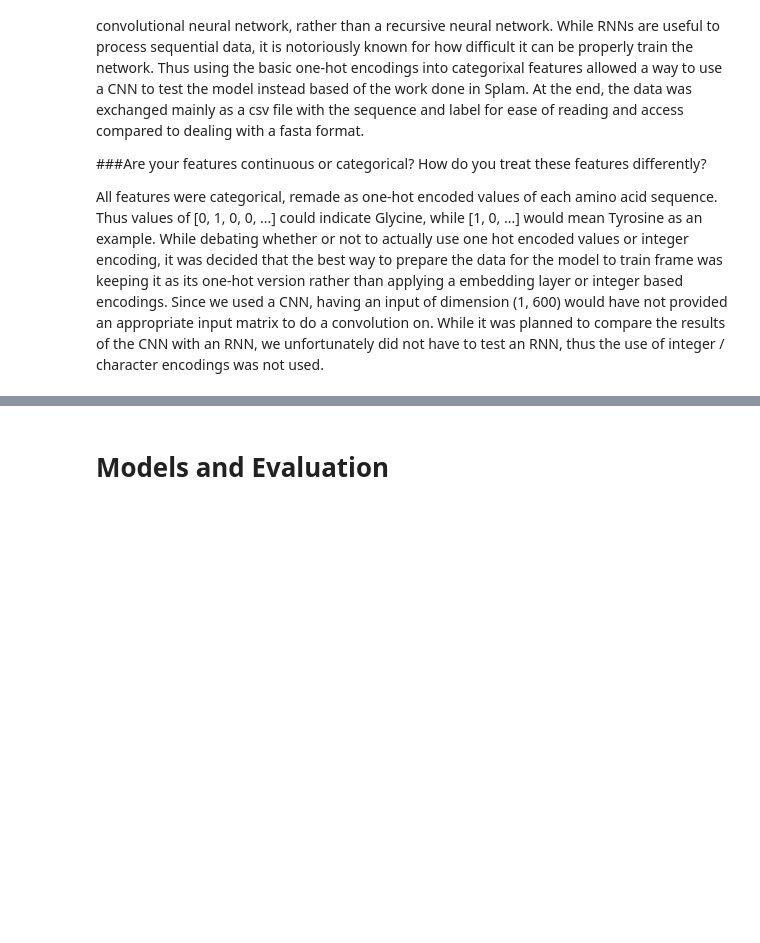
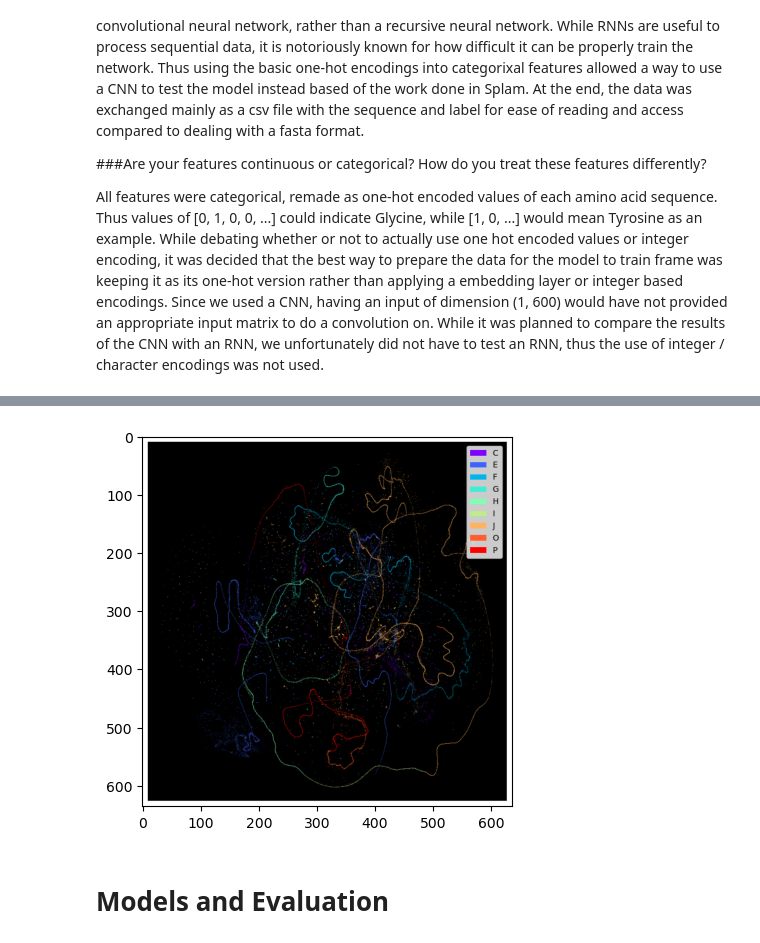
Before and after one commit to am12/ProNet, a Jupyter notebook: ProNet_Final_Project_Submission_Group_13.ipynb, the cells around one changed output, grey strips where cells are left out. Drawn from its saved outputs; the diff is of its cells as text; code cells hidden in the pictures; blank space fills up the shorter version.

```diff
--- a/ProNet_Final_Project_Submission_Group_13.ipynb
+++ b/ProNet_Final_Project_Submission_Group_13.ipynb
@@ -129,12 +147,14 @@ usum  e_lines.fa f_lines.fa g_lines.fa h_lines.fa i_lines.fa j_lines.fa o_lines.
 # %%
 # What the visualization should look like
 import matplotlib.pyplot as plt
 import matplotlib.image as mpimg
 
-filename = "/src/process/umap.png"
+filename = "./results/fig/presentation/umap.png"
 image = mpimg.imread(filename)
 plt.imshow(image)
 plt.show()
+# %% [output]
+[figure, added]
 # %% [markdown]
 # Models and Evaluation
 # %% [markdown]
```
Also changed, not shown: parts of 4 cells of this notebook.
